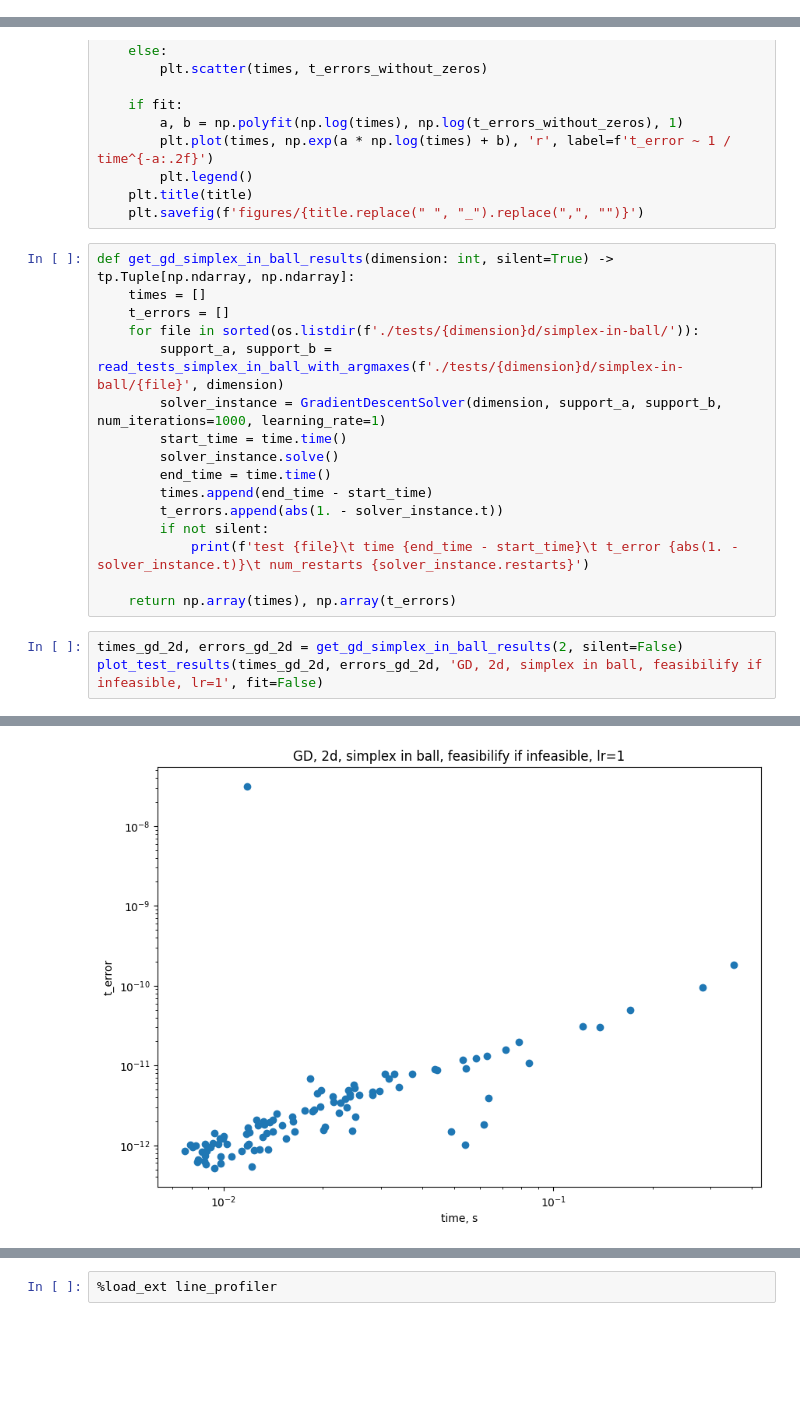
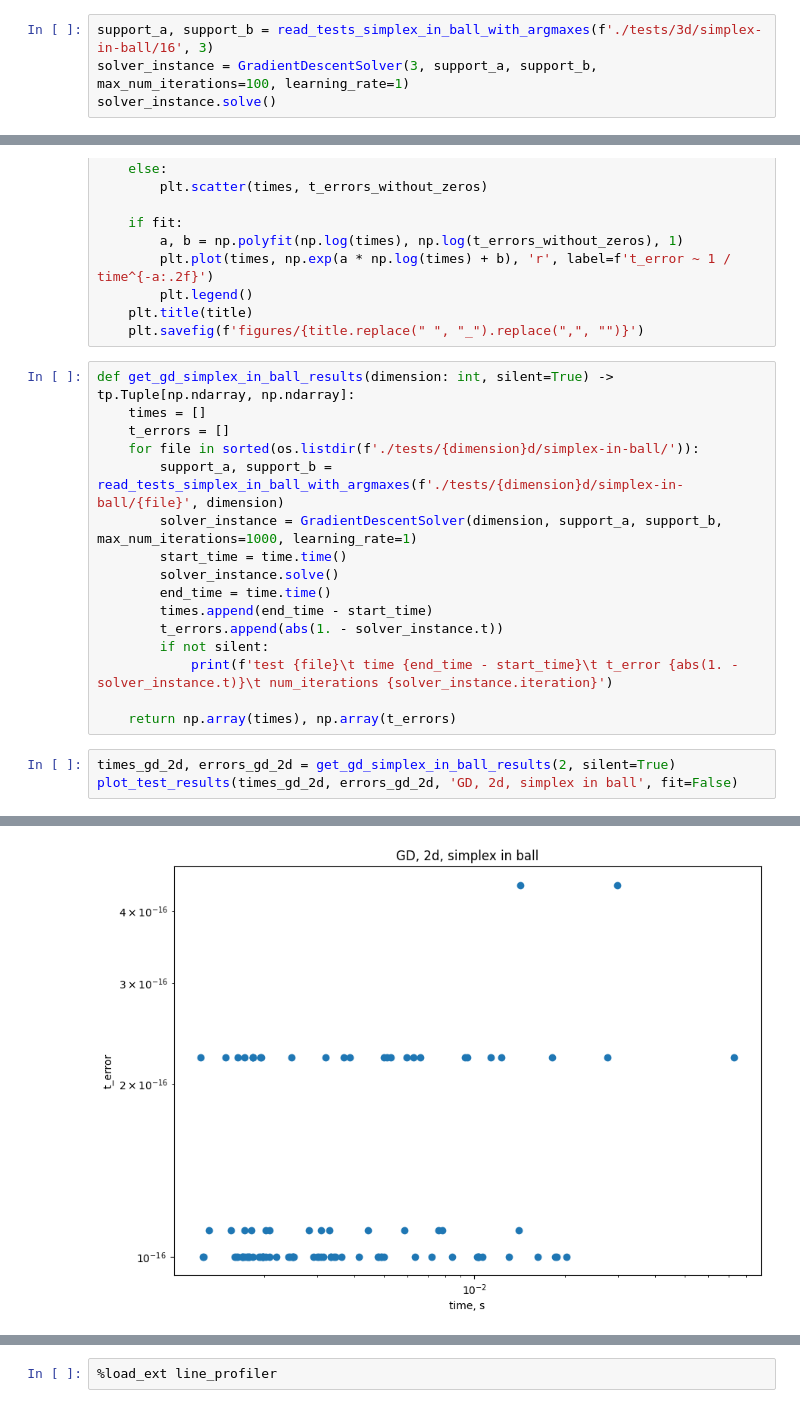
Before and after one commit to Paul566/GraduateThesis, a Jupyter notebook: nb.ipynb, the cells around one changed output, grey strips where cells are left out. Cells and saved outputs as stored; diff of their text form; blank space fills up the shorter version.

```diff
--- a/nb.ipynb
+++ b/nb.ipynb
@@ -21,3 +17,7 @@ solver_instance.solve()
+# %%
+support_a, support_b = read_tests_simplex_in_ball_with_argmaxes(f'./tests/3d/simplex-in-ball/16', 3)
+solver_instance = GradientDescentSolver(3, support_a, support_b, max_num_iterations=100, learning_rate=1)
+solver_instance.solve()
 # %%
 def plot_test_results(times: np.ndarray, t_errors: np.ndarray, title: str, colors: tp.Optional[np.ndarray] = None, fit=True, colorbar_name='delta') -> None:
     t_errors_without_zeros = np.copy(t_errors)
@@ -48,17 +48,17 @@ def get_gd_simplex_in_ball_results(dimension: int, silent=True) -> tp.Tuple[np.n
     t_errors = []
     for file in sorted(os.listdir(f'./tests/{dimension}d/simplex-in-ball/')):
         support_a, support_b = read_tests_simplex_in_ball_with_argmaxes(f'./tests/{dimension}d/simplex-in-ball/{file}', dimension)
-        solver_instance = GradientDescentSolver(dimension, support_a, support_b, num_iterations=1000, learning_rate=1)
+        solver_instance = GradientDescentSolver(dimension, support_a, support_b, max_num_iterations=1000, learning_rate=1)
         start_time = time.time()
         solver_instance.solve()
         end_time = time.time()
         times.append(end_time - start_time)
         t_errors.append(abs(1. - solver_instance.t))
         if not silent:
-            print(f'test {file}\t time {end_time - start_time}\t t_error {abs(1. - solver_instance.t)}\t num_restarts {solver_instance.restarts}')
+            print(f'test {file}\t time {end_time - start_time}\t t_error {abs(1. - solver_instance.t)}\t num_iterations {solver_instance.iteration}')
 
     return np.array(times), np.array(t_errors)
 # %%
-times_gd_2d, errors_gd_2d = get_gd_simplex_in_ball_results(2, silent=False)
-plot_test_results(times_gd_2d, errors_gd_2d, 'GD, 2d, simplex in ball, feasibilify if infeasible, lr=1', fit=False)
+times_gd_2d, errors_gd_2d = get_gd_simplex_in_ball_results(2, silent=True)
+plot_test_results(times_gd_2d, errors_gd_2d, 'GD, 2d, simplex in ball', fit=False)
 # %% [output]
@@ -82,3 +65,3 @@ test 99  time 0.03177237510681152        t_error 6.839528943203277e-12   num_res
-[figure, old version]
+[figure, new version]
 # %%
 times_gd, errors_gd = get_gd_simplex_in_ball_results(3, silent=False)
```
Also changed, not shown: parts of 6 cells of this notebook, 5 other files.
